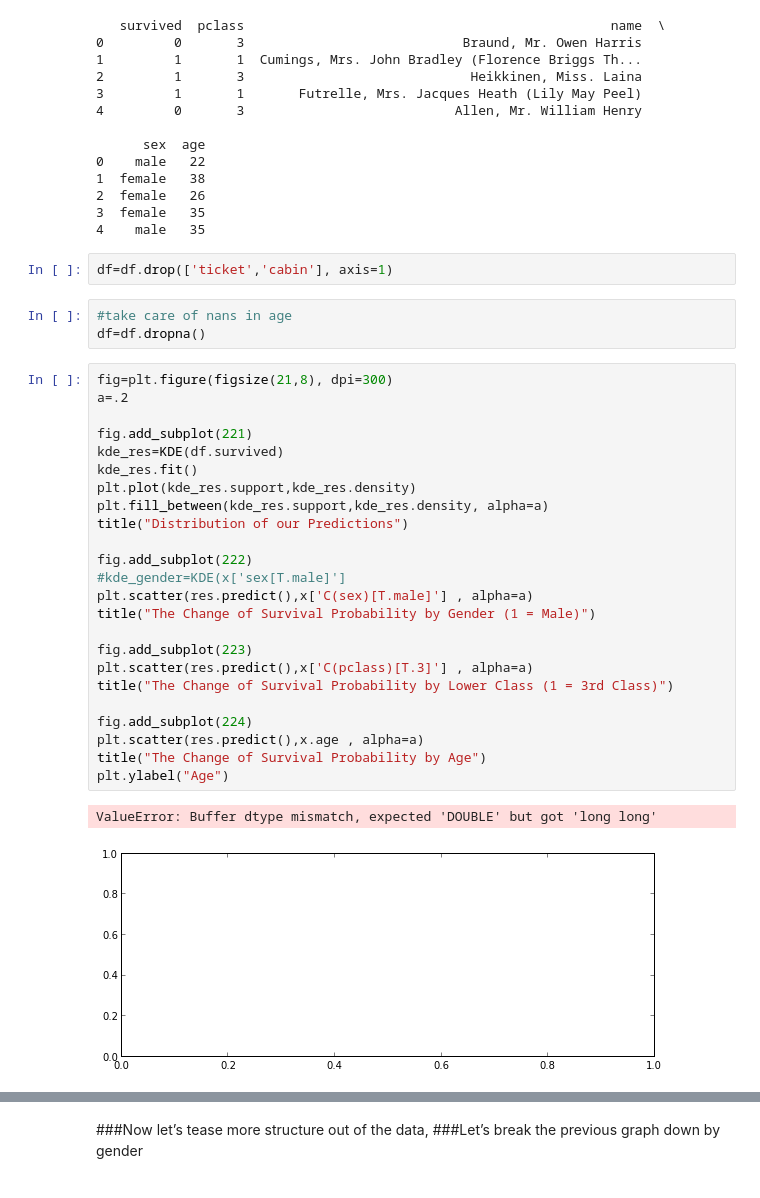
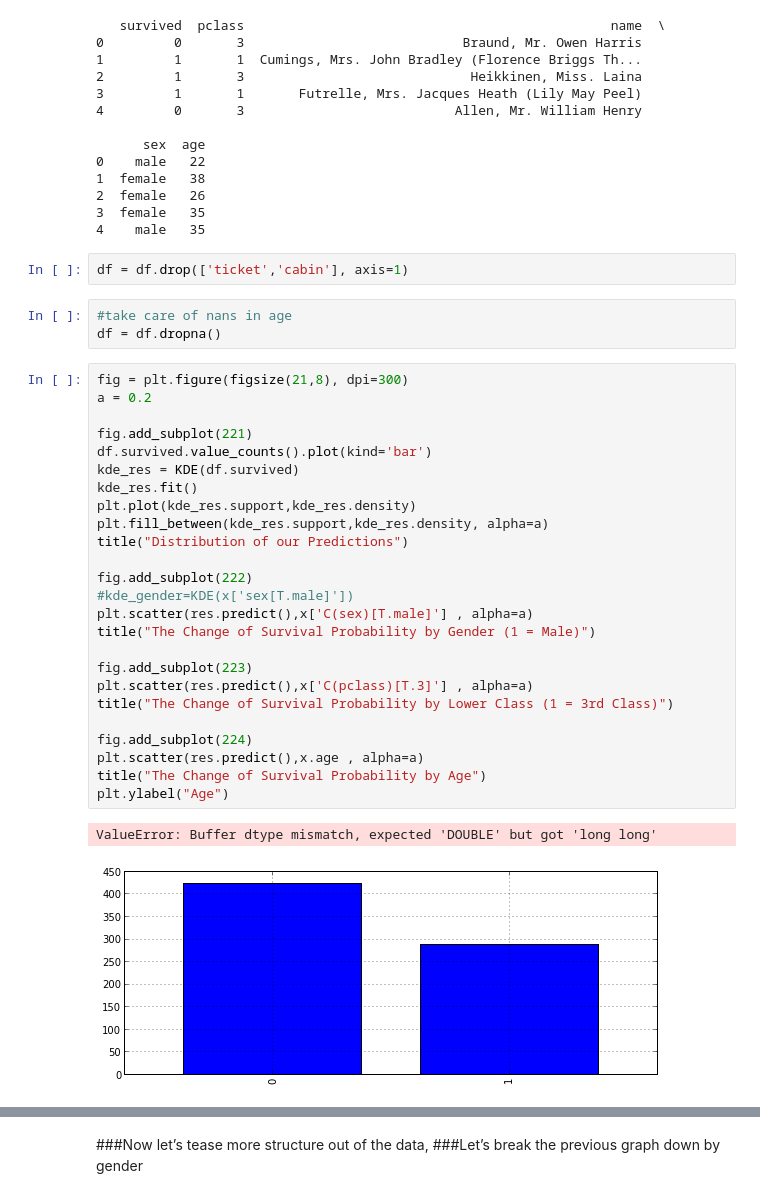
Before and after one commit to agconti/kaggle-titanic, a Jupyter notebook: Titanic.ipynb, the cells around one changed output, grey strips where cells are left out. Drawn from its saved outputs; the diff is of its cells as text.

Commit message:
Updated formating and graphics

```diff
--- a/Titanic.ipynb
+++ b/Titanic.ipynb
@@ -85,35 +78,36 @@ df.ix[:,0:5].head()
 3  female   35
 4    male   35
 # %%
-df=df.drop(['ticket','cabin'], axis=1)
+df = df.drop(['ticket','cabin'], axis=1)
 # %%
 #take care of nans in age
-df=df.dropna()
+df = df.dropna()
 # %%
-fig=plt.figure(figsize(21,8), dpi=300)
-a=.2
+fig = plt.figure(figsize(21,8), dpi=300)
+a = 0.2
 
 fig.add_subplot(221)
-kde_res=KDE(df.survived)
+df.survived.value_counts().plot(kind='bar')
+kde_res = KDE(df.survived)
 kde_res.fit()
 plt.plot(kde_res.support,kde_res.density)
 plt.fill_between(kde_res.support,kde_res.density, alpha=a)
 title("Distribution of our Predictions")
 
 fig.add_subplot(222)
-#kde_gender=KDE(x['sex[T.male]']
+#kde_gender=KDE(x['sex[T.male]'])
 plt.scatter(res.predict(),x['C(sex)[T.male]'] , alpha=a)
 title("The Change of Survival Probability by Gender (1 = Male)")
 
 fig.add_subplot(223)
 plt.scatter(res.predict(),x['C(pclass)[T.3]'] , alpha=a)
 title("The Change of Survival Probability by Lower Class (1 = 3rd Class)")
 
 fig.add_subplot(224)
 plt.scatter(res.predict(),x.age , alpha=a)
 title("The Change of Survival Probability by Age")
 plt.ylabel("Age")
 # %% [output]
 ValueError: Buffer dtype mismatch, expected 'DOUBLE' but got 'long long'
-[figure, old version]
+[figure, new version]
 # %% [markdown]
```
Also changed, not shown: parts of 45 cells of this notebook.
